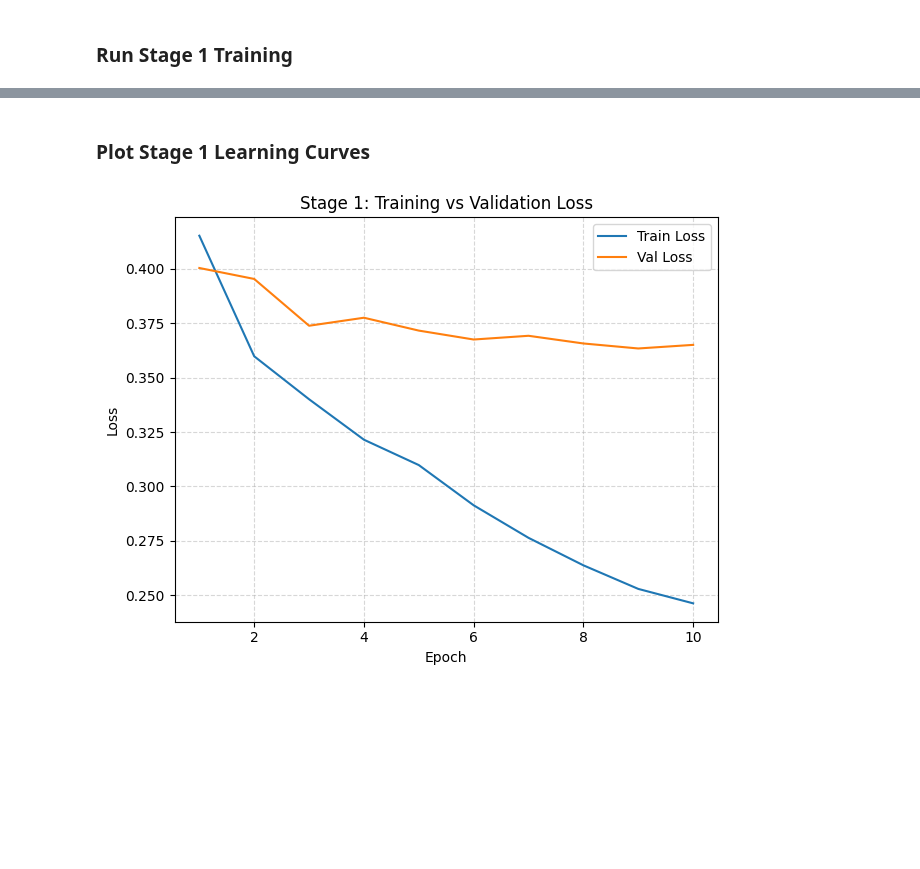
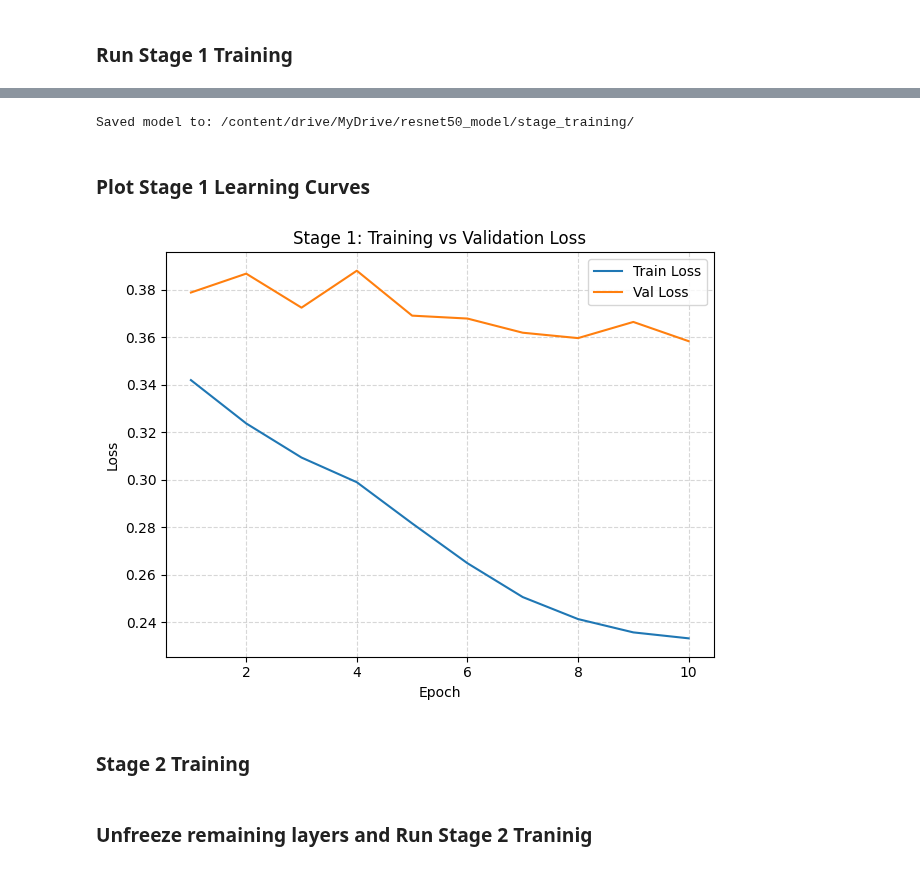
Before and after one commit to seanmcgowanx/coral-reef-classification, a Jupyter notebook: notebooks/resnet50.ipynb, the cells around one changed output, grey strips where cells are left out. Cells and saved outputs as stored; diff of their text form; code cells hidden in the pictures; blank space fills up the shorter version.

Commit message:
Set up Stage 2 Training

```diff
--- a/notebooks/resnet50.ipynb
+++ b/notebooks/resnet50.ipynb
@@ -299,12 +304,15 @@ def train_stage_1(
     scheduler,
     device,
     num_epochs=10,
-    threshold=0.5
+    threshold=0.5,
+    ckpt_path="resnet50_stage1_best.pth"
 ):
     history = {
       "train_loss": [],
       "val_loss": []
     }
+
+    best_val_f1 = 0.0
 
     print("\n===== Starting Stage 1 Training =====\n")
 
@@ -345,9 +353,6 @@ def train_stage_1(
             model, val_loader, criterion, device, threshold
         )
 
-        history["train_loss"].append(train_loss)
-        history["val_loss"].append(val_loss)
-
         # LR step
         if scheduler is not None:
             scheduler.step()
@@ -358,11 +363,28 @@ def train_stage_1(
             f"  Val   Loss: {val_loss:.4f} | P: {val_p:.4f} | R: {val_r:.4f} | F1: {val_f1:.4f}\n"
         )
 
+        # Save best Stage 2 model
+        if val_f1 > best_val_f1:
+            best_val_f1 = val_f1
+            torch.save(
+                {
+                    "model_state_dict": model.state_dict(),
+                    "optimizer_state_dict": optimizer.state_dict(),
+                    "scheduler_state_dict": scheduler.state_dict(),
+                    "class_names": class_names.tolist(),
+                },
+                ckpt_path
+            )
+            print(f"New best Stage 1 model saved. Val F1 = {best_val_f1:.4f}\n")
+
+        history["train_loss"].append(train_loss)
+        history["val_loss"].append(val_loss)
+
     return history
 # %% [markdown]
 ### Run Stage 1 Training
 # %%
-history = train_stage_1(
+history_stage1 = train_stage_1(
     model=model,
     train_loader=train_loader,
     val_loader=val_loader,
@@ -370,7 +392,8 @@ history = train_stage_1(
     optimizer=optimizer,
     scheduler=scheduler,
     device=device,
-    num_epochs=10
+    num_epochs=10,
+    ckpt_path="resnet50_stage1_best.pth"
 )
 # %% [output]
 ===== Starting Stage 1 Training =====
@@ -393,20 +416,32 @@ Epoch [10/10]
+# %%
+save_path = "/content/drive/MyDrive/resnet50_model/stage_training/"
+os.makedirs(save_path, exist_ok=True)
+
+# Save model weights
+torch.save(model.state_dict(), save_path + "resnet50_stage1_best.pth")
+
+print("Saved model to:", save_path)
+# %% [output]
+Saved model to: /content/drive/MyDrive/resnet50_model/stage_training/
 # %% [markdown]
 ### Plot Stage 1 Learning Curves
 # %%
-epochs = range(1, len(history["train_loss"]) + 1)
+epochs = range(1, len(history_stage1["train_loss"]) + 1)
 
 plt.figure(figsize=(12, 5))
 
 # Loss Curve
 plt.subplot(1, 2, 1)
-plt.plot(epochs, history["train_loss"], label="Train Loss")
-plt.plot(epochs, history["val_loss"], label="Val Loss")
+plt.plot(epochs, history_stage1["train_loss"], label="Train Loss")
+plt.plot(epochs, history_stage1["val_loss"], label="Val Loss")
 plt.title("Stage 1: Training vs Validation Loss")
 plt.xlabel("Epoch")
 plt.ylabel("Loss")
 plt.grid(True, linestyle="--", alpha=0.5)
 plt.legend()
 plt.tight_layout()
 plt.show()
 # %% [output]
-[figure, old version]
+[figure, new version]
+# %% [markdown]
+### Stage 2 Training
@@ -412,0 +585,2 @@ plt.show()
+# %% [markdown]
+### Unfreeze remaining layers and Run Stage 2 Traninig
```
Also changed, not shown: parts of 9 cells of this notebook.
